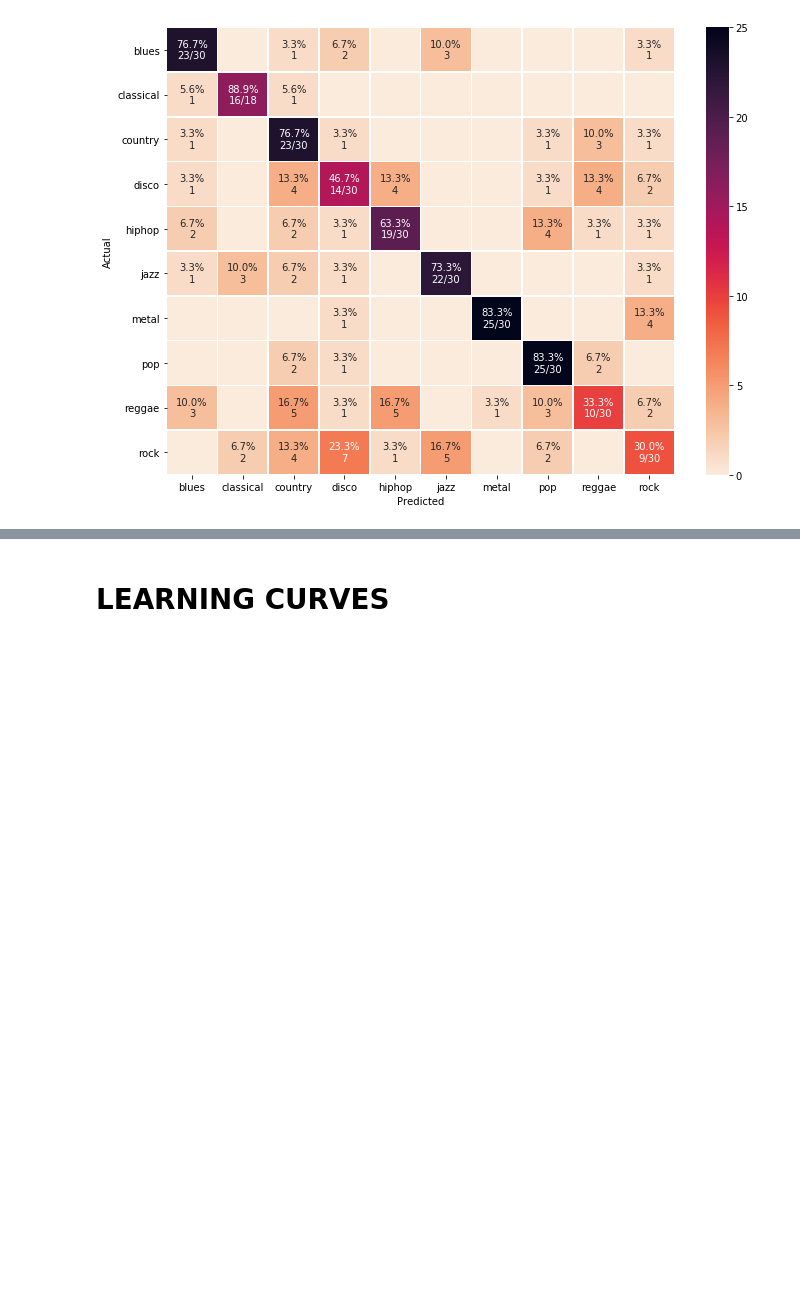
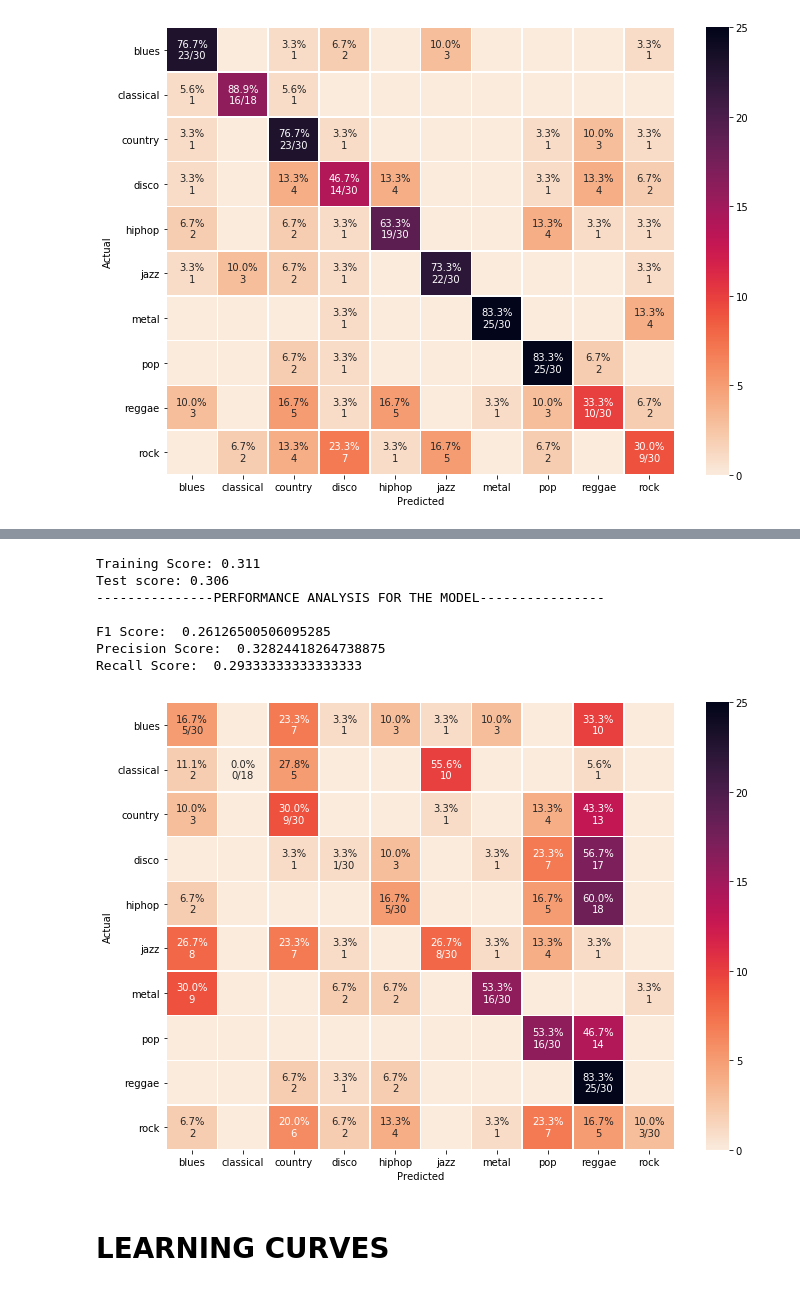
Before and after one commit to GinaCha/Music-Genre-Classification-Simple, a Jupyter notebook: GenreClassification.ipynb, the cells around one changed output, grey strips where cells are left out. Saved outputs shown, nothing was run; the diff lists cells and outputs as text; code cells hidden in the pictures; blank space fills up the shorter version.

```diff
--- a/GenreClassification.ipynb
+++ b/GenreClassification.ipynb
@@ -295,3 +295,20 @@ Recall Score:  0.5477777777777778
+# %%
+from sklearn import svm
+clf = svm.SVC(kernel='poly',C=1,probability=True)
+clf.fit(train_x,train_y)
+print("Training Score: {:.3f}".format(clf.score(train_x,train_y)))
+print("Test score: {:.3f}".format(clf.score(test_x,test_y)))
+
+f.plot_cnf(clf,test_x,test_y,GENRES)
+# %% [output]
+Training Score: 0.311
+Test score: 0.306
+---------------PERFORMANCE ANALYSIS FOR THE MODEL----------------
+
+F1 Score:  0.26126500506095285
+Precision Score:  0.32824418264738875
+Recall Score:  0.29333333333333333
+[figure, added]
 # %% [markdown]
 # LEARNING CURVES
 # %%
```
Also changed, not shown: parts of 5 cells of this notebook.
